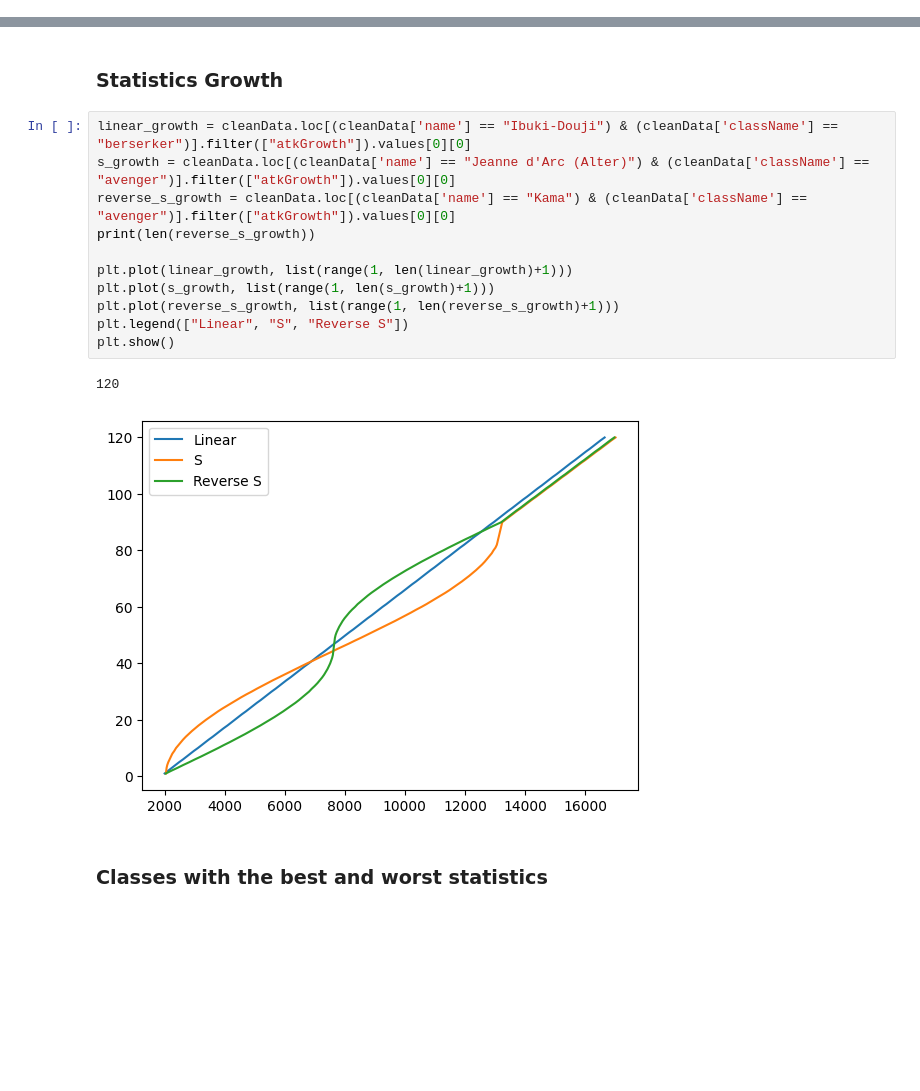
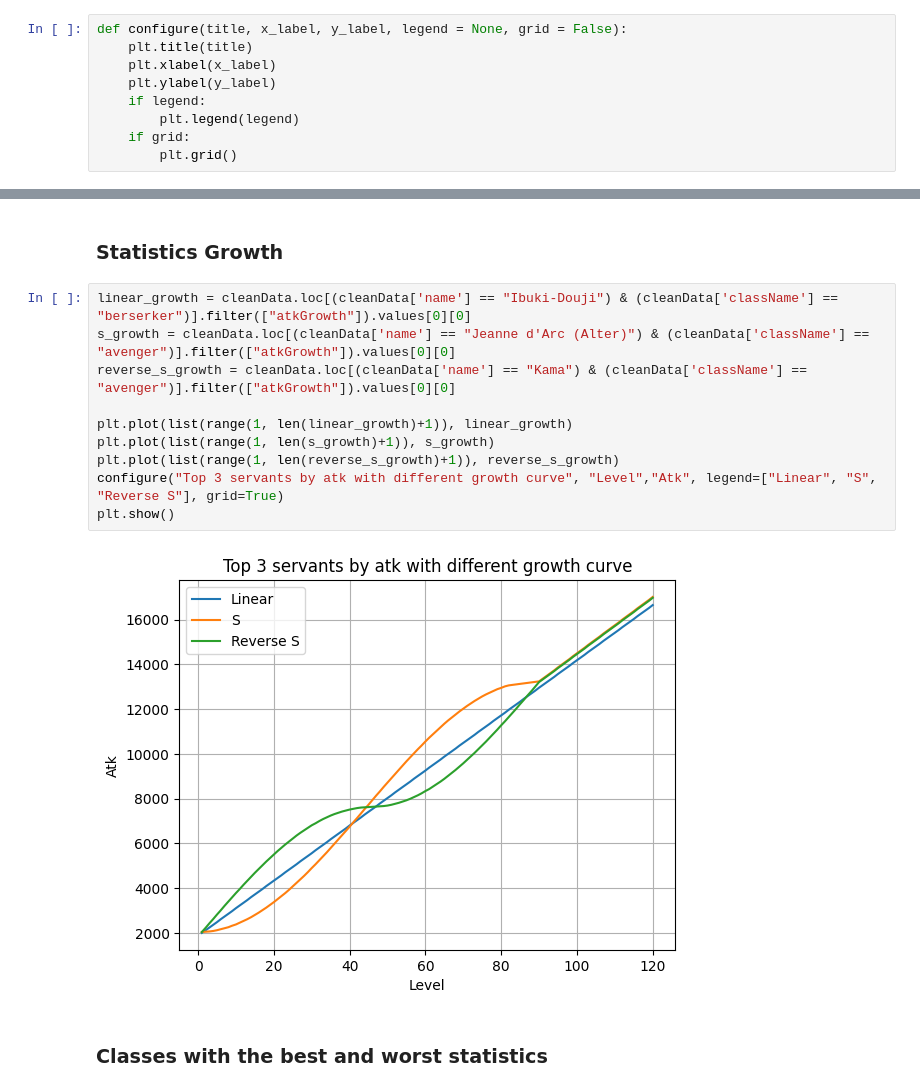
Before and after one commit to manuelelucchi/VisualizzazioneScientifica, a Jupyter notebook: Report.ipynb, the cells around one changed output, grey strips where cells are left out. Drawn from its saved outputs; the diff is of its cells as text; blank space fills up the shorter version.

```diff
--- a/Report.ipynb
+++ b/Report.ipynb
@@ -80,3 +79,12 @@ import matplotlib.pyplot as plt
+# %%
+def configure(title, x_label, y_label, legend = None, grid = False):
+    plt.title(title)
+    plt.xlabel(x_label)
+    plt.ylabel(y_label)
+    if legend:
+        plt.legend(legend)
+    if grid:
+        plt.grid()
 # %% [markdown]
 ### Servants per Class
 # %%
@@ -220,17 +191,15 @@ plt.show()
 # %%
 linear_growth = cleanData.loc[(cleanData['name'] == "Ibuki-Douji") & (cleanData['className'] == "berserker")].filter(["atkGrowth"]).values[0][0]
 s_growth = cleanData.loc[(cleanData['name'] == "Jeanne d'Arc (Alter)") & (cleanData['className'] == "avenger")].filter(["atkGrowth"]).values[0][0]
 reverse_s_growth = cleanData.loc[(cleanData['name'] == "Kama") & (cleanData['className'] == "avenger")].filter(["atkGrowth"]).values[0][0]
-print(len(reverse_s_growth))
 
-plt.plot(linear_growth, list(range(1, len(linear_growth)+1)))
-plt.plot(s_growth, list(range(1, len(s_growth)+1)))
-plt.plot(reverse_s_growth, list(range(1, len(reverse_s_growth)+1)))
-plt.legend(["Linear", "S", "Reverse S"])
+plt.plot(list(range(1, len(linear_growth)+1)), linear_growth)
+plt.plot(list(range(1, len(s_growth)+1)), s_growth)
+plt.plot(list(range(1, len(reverse_s_growth)+1)), reverse_s_growth)
+configure("Top 3 servants by atk with different growth curve", "Level","Atk", legend=["Linear", "S", "Reverse S"], grid=True)
 plt.show()
 # %% [output]
-120
-[figure, old version]
+[figure, new version]
 # %% [markdown]
 ### Classes with the best and worst statistics
 # %%
```
Also changed, not shown: parts of 9 cells of this notebook, 1 other file.
